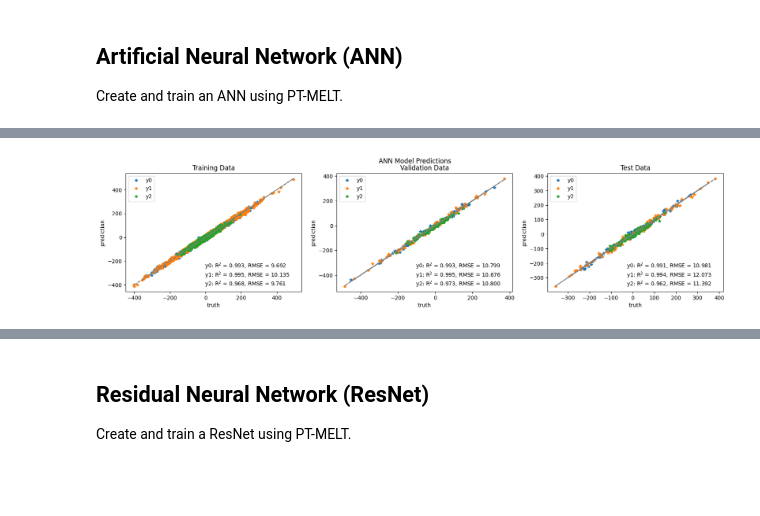
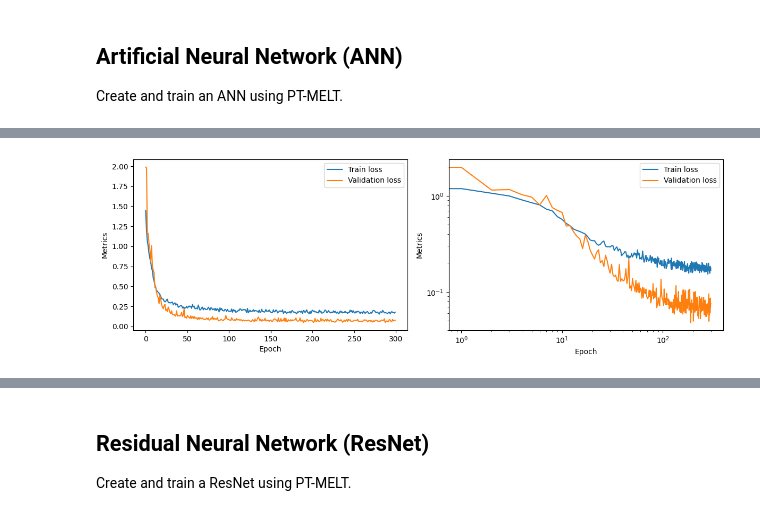
Before and after one commit to NREL/pt-melt, a Jupyter notebook: examples/regression.ipynb, the cells around one changed output, grey strips where cells are left out. Saved outputs shown, nothing was run; the diff lists cells and outputs as text; code cells hidden in the pictures; blank space fills up the shorter version.

Commit message:
adding in MDN and support for evaluation, visualization, statistics through utils package

```diff
--- a/examples/regression.ipynb
+++ b/examples/regression.ipynb
@@ -64,8 +64,8 @@ learn_rate = 1e-3
 l1_reg = 0
 l2_reg = 0
 act_fun = "relu"
-dropout = 0.0
-input_dropout = 0.0
+dropout = 0.1
+input_dropout = 0.1
 batch_norm = False
 batch_norm_type = "ema"
 output_activation = "linear"
@@ -85,7 +85,7 @@ Create and train an ANN using PT-MELT.
 from ptmelt.models import ArtificialNeuralNetwork
 from torchinfo import summary
 import torch
-from torch import nn, optim
+from torch import optim
 
 
 # Create the model
@@ -110,9 +110,8 @@ ann_model.build()
 print(summary(ann_model, input_size=(1, n_features)))
 
 # Define the loss function and optimizer for training
-criterion = nn.MSELoss(reduction="mean")
+criterion = ann_model.get_loss_fn(loss="mse", reduction="mean")
 optimizer = optim.Adam(ann_model.parameters(), lr=learn_rate)
-# optimizer = optim.Adam(ann_model.parameters(), lr=learn_rate, weight_decay=l2_reg)
 # %% [output]
 ==========================================================================================
 Layer (type:depth-idx)                   Output Shape              Param #
@@ -221,52 +184,7 @@ Training: False
-# %%
-# Compute some statistics on the fit
-import numpy as np
-
-def pred_stats(pred, truth):
-    rss = np.sum((pred - truth) ** 2, axis=0)
-    tss = np.sum((truth - np.mean(truth, axis=0)) ** 2, axis=0)
-    r_sq = 1 - rss / tss
-    rmse = np.sqrt(np.sum((truth-pred)**2, axis=0)/pred.shape[0])
-    rmspe = np.sqrt(np.sum(((truth-pred)/(truth+1e-6))**2, axis=0)/pred.shape[0])
-    return r_sq, rmse, rmspe
-
-# Training data
-r_sq_train, rmse_train, rmspe_train = pred_stats(pred_train, y_train_real)
-r_sq_val, rmse_val, rmspe_val = pred_stats(pred_val, y_val_real)
-r_sq_test, rmse_test, rmspe_test = pred_stats(pred_test, y_test_real)
-
-# Visualize the predictions using a cloud plot
-fig, (ax1, ax2, ax3) = plt.subplots(1, 3, figsize=(20, 4))
-# Train plot
-for i in range(n_targets):
-    ax1.plot(y_train_real[:, i], pred_train[:, i], marker="*", linestyle="None", label=f"y{i}")
-    ax1.plot(y_train_real[:, i], y_train_real[:, i], linestyle="dashed", color="grey")
-    # ax1.text(x=0.25, y=0.2-0.075*i, s=rf"y{i}: R$^2$ = {r_sq_train[i]:0.3f}, RMSE = {rmse_train[i]:0.3f}, RMSPE = {rmspe_train[i]:0.1%}", transform=ax1.transAxes)
-    ax1.text(x=0.45, y=0.2-0.075*i, s=rf"y{i}: R$^2$ = {r_sq_train[i]:0.3f}, RMSE = {rmse_train[i]:0.3f}", transform=ax1.transAxes)
-    ax1.legend()
-    ax1.set_xlabel("truth")
-    ax1.set_ylabel("prediction")
-    ax1.set_title("Training Data")
-    # Validation plot
-    ax2.plot(y_val_real[:, i], pred_val[:, i], marker="*", linestyle="None", label=f"y{i}")
-    ax2.plot(y_val_real[:, i], y_val_real[:, i], linestyle="dashed", color="grey")
-    # ax2.text(x=0.25, y=0.2-0.075*i, s=rf"y{i}: R$^2$ = {r_sq_val[i]:0.3f}, RMSE = {rmse_val[i]:0.3f}, RMSPE = {rmspe_val[i]:0.1%}", transform=ax2.transAxes)
-    ax2.text(x=0.45, y=0.2-0.075*i, s=rf"y{i}: R$^2$ = {r_sq_val[i]:0.3f}, RMSE = {rmse_val[i]:0.3f}", transform=ax2.transAxes)
-    ax2.legend()
-    ax2.set_xlabel("truth")
-    ax2.set_ylabel("prediction")
-    ax2.set_title("Validation Data")
-    # Test plot
-    ax3.plot(y_test_real[:, i], pred_test[:, i], marker="*", linestyle="None", label=f"y{i}")
-    ax3.plot(y_test_real[:, i], y_test_real[:, i], linestyle="dashed", color="grey")
-    # ax3.text(x=0.25, y=0.2-0.075*i, s=rf"y{i}: R$^2$ = {r_sq_test[i]:0.3f}, RMSE = {rmse_test[i]:0.3f}, RMSPE = {rmspe_test[i]:0.1%}", transform=ax3.transAxes)
-    ax3.text(x=0.45, y=0.2-0.075*i, s=rf"y{i}: R$^2$ = {r_sq_test[i]:0.3f}, RMSE = {rmse_test[i]:0.3f}", transform=ax3.transAxes)
-    ax3.legend()
-    ax3.set_xlabel("truth")
-    ax3.set_ylabel("prediction")
-    ax3.set_title("Test Data")
-
-fig.suptitle('ANN Model Predictions')
-plt.show()
-# %% [output]
-[figure, removed]
+# %%
+from ptmelt.utils.visualization import plot_history
+
+# Plot the training history
+plot_history(history, metrics=["loss"], plot_log=True)
+# %% [output]
+[figure, added]
```
Also changed, not shown: parts of 24 cells of this notebook, 8 other files.
